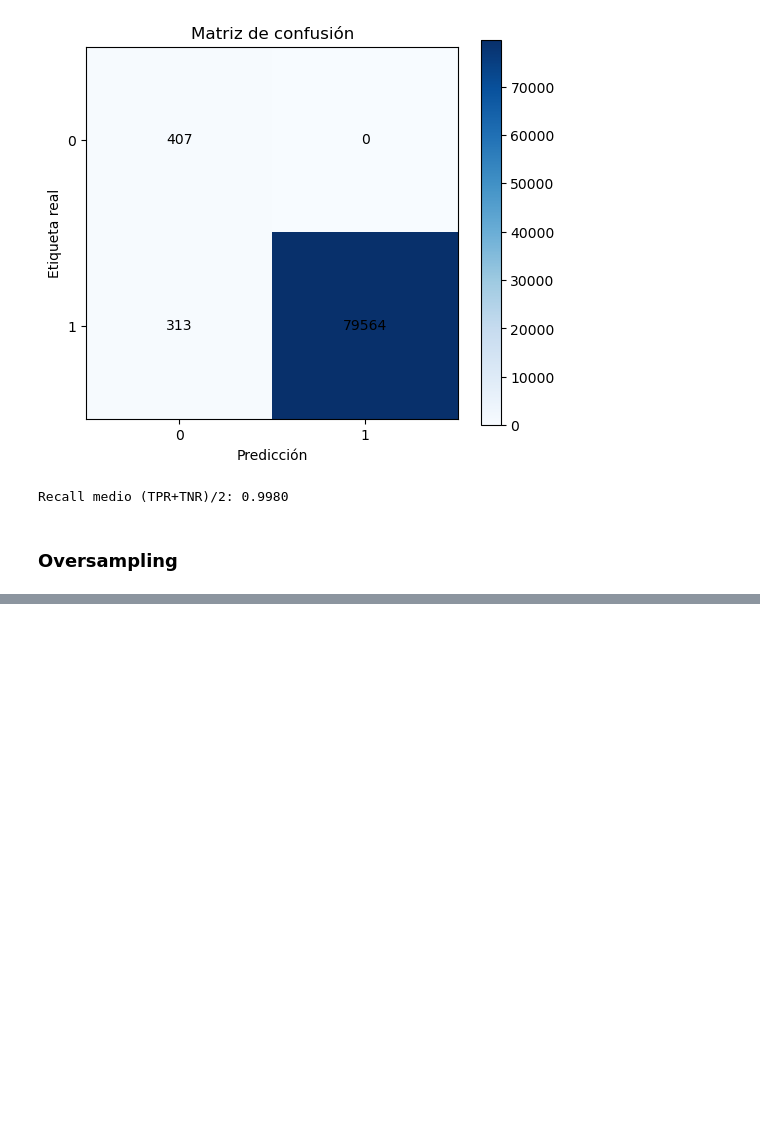
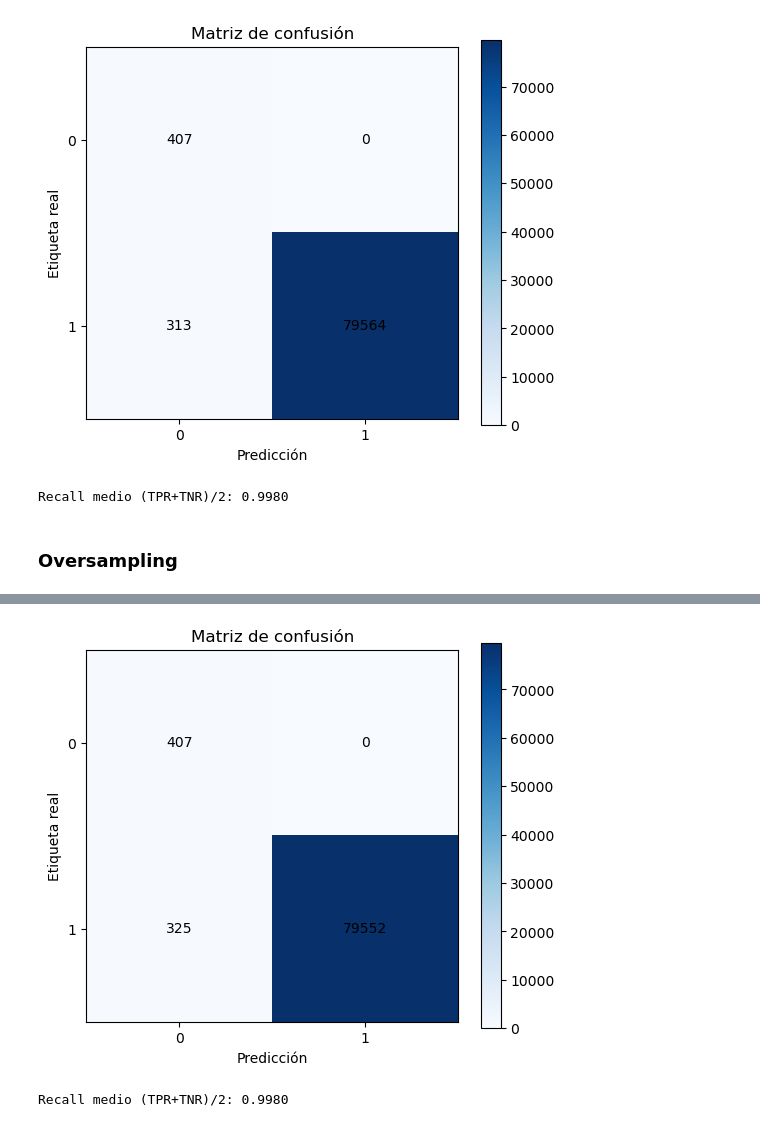
Before and after one commit to Svergara2525/URL_phising_detector, a Jupyter notebook: phising_url.ipynb, the cells around one changed output, grey strips where cells are left out. Cells and saved outputs as stored; diff of their text form; code cells hidden in the pictures; blank space fills up the shorter version.

```diff
--- a/phising_url.ipynb
+++ b/phising_url.ipynb
@@ -493,7 +491,6 @@ Recall medio (TPR+TNR)/2: 0.9980
 # %% [markdown]
 ### Oversampling
 # %%
-# Todo: MEDIDAS PARA TRATAR DESBALANCEO DE CLASES
 phising_examples = train.filter(col("label") == 1)
 non_phising_examples = train.filter(col("label") == 0)
 
@@ -502,7 +499,7 @@ print(f"Train original → phising: {phising_examples.count()}, no phising: {non
 fraction = phising_examples.count() / non_phising_examples.count()
 
 majority_under = non_phising_examples.sample(
-    withReplacement=False,
+    withReplacement=True,
     fraction=fraction,
     seed=42
 )
@@ -510,4 +507,4 @@ majority_under = non_phising_examples.sample(
 train_over = phising_examples.unionByName(majority_under)
 
 print("Train balanceado:")
-train_under.groupBy("label").count().show()
+train_over.groupBy("label").count().show()
@@ -513,0 +585,5 @@ train_under.groupBy("label").count().show()
+# %%
+matrizConfusion(prediction)
+# %% [output]
+[figure, added]
+Recall medio (TPR+TNR)/2: 0.9980
```
Also changed, not shown: parts of 3 cells of this notebook.
